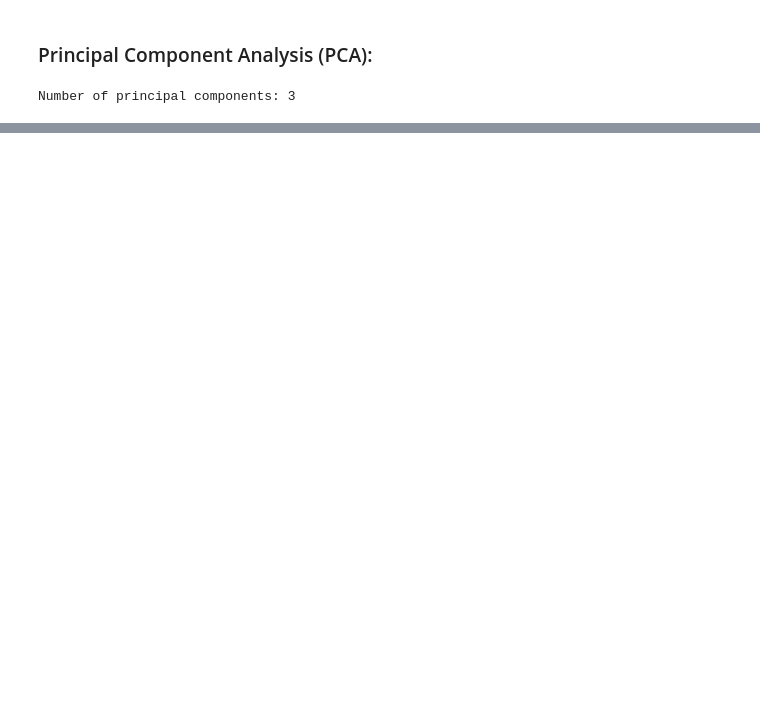
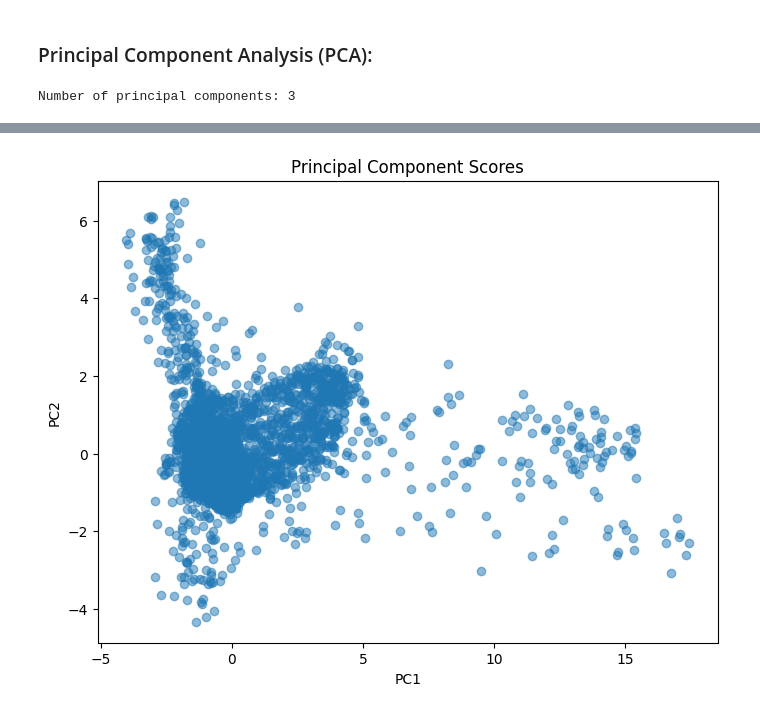
Before and after one commit to cepdnaclk/e18-4yp-GPU-Acceleration-for-Deep-Learning-based-Comprehensive-ECG-analysis, a Jupyter notebook: code/others/ECG_feature_extraction.ipynb, the cells around one changed output, grey strips where cells are left out. Saved outputs shown, nothing was run; the diff lists cells and outputs as text; code cells hidden in the pictures; blank space fills up the shorter version.

```diff
--- a/code/others/ECG_feature_extraction.ipynb
+++ b/code/others/ECG_feature_extraction.ipynb
@@ -583,0 +642,13 @@ Number of principal components: 3
+# %%
+# Get the scores (projections) for the first two principal components
+scores = pca.transform(ecg_data_std)[:, :2]
+
+# Plot the scores as a scatter plot
+plt.figure(figsize=(8, 6))
+plt.scatter(scores[:, 0], scores[:, 1], alpha=0.5)
+plt.xlabel('PC1')
+plt.ylabel('PC2')
+plt.title('Principal Component Scores')
+plt.show()
+# %% [output]
+[figure, added]
```
Also changed, not shown: parts of 5 cells of this notebook.
